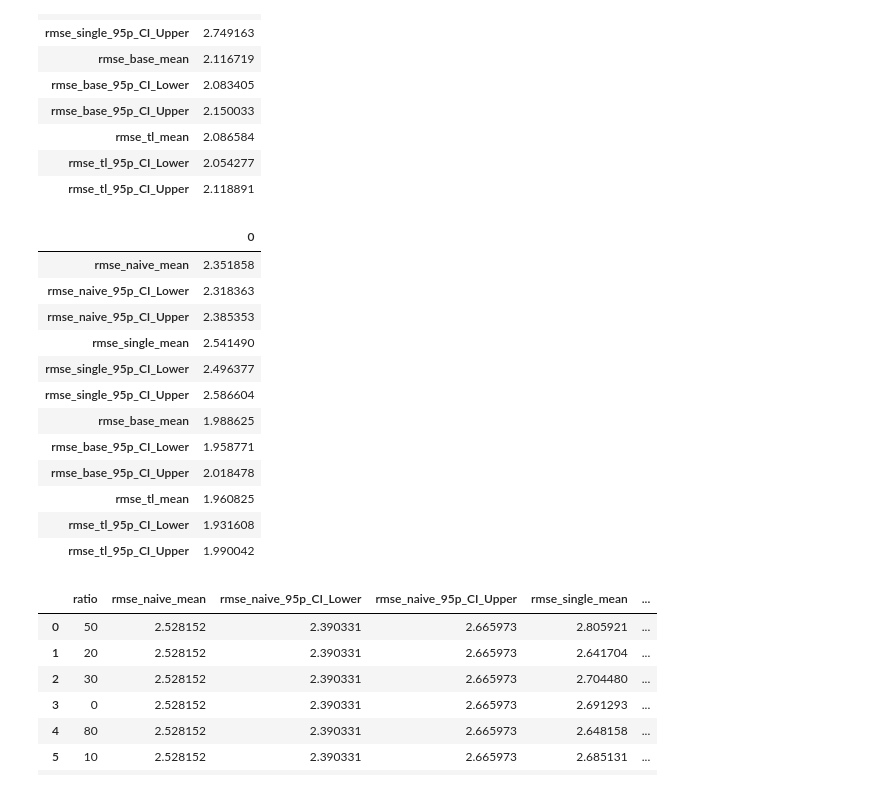
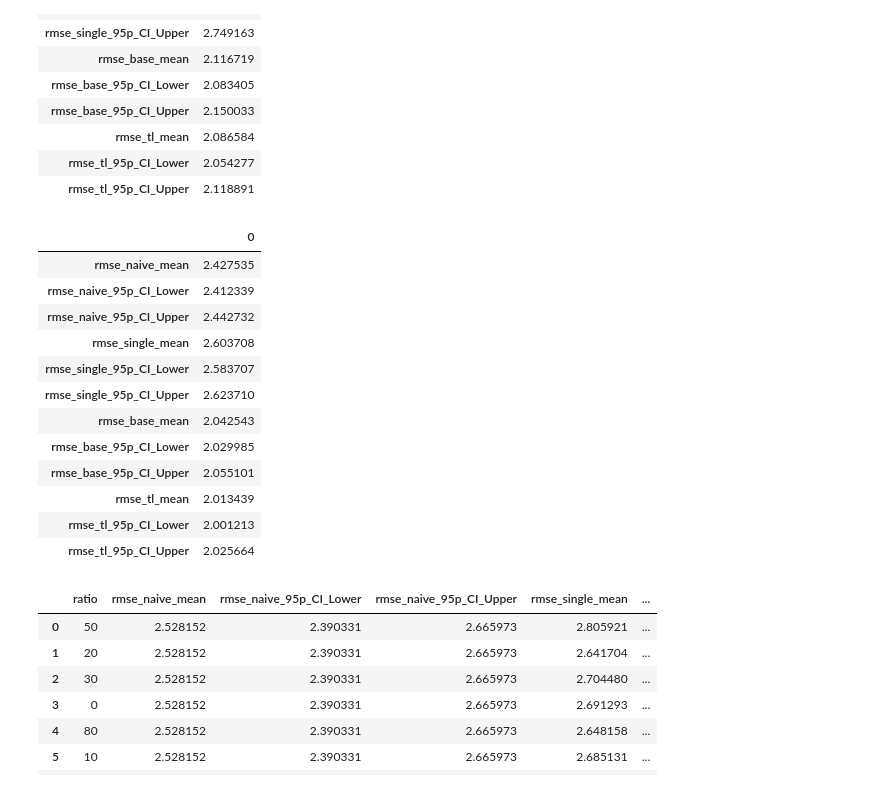
Before and after one commit to hulmanlab/jchr_racial_diff, a Jupyter notebook: scripts/3_2_plot_results.ipynb, the cells around one changed output. Drawn from its saved outputs; the diff is of its cells as text; code cells hidden in the pictures.

Commit message:
added total rmse regardless of group and ratio

```diff
--- a/scripts/3_2_plot_results.ipynb
+++ b/scripts/3_2_plot_results.ipynb
@@ -111,22 +111,39 @@ df_results1.T
 | rmse_tl_mean | 2.086584 |
 | rmse_tl_95p_CI_Lower | 2.054277 |
 | rmse_tl_95p_CI_Upper | 2.118891 |
+# %%
+file_path_gender = f'../results/processed_data/3_1_calculated_ressults/3_1_calculated_results_v6_gender.csv'
+file_path_age = f'../results/processed_data/3_1_calculated_ressults/3_1_calculated_results_v6_age.csv'
+file_path_race = f'../results/processed_data/3_1_calculated_ressults/3_1_calculated_results_v6_race.csv'
+
+df_gender = pd.read_csv(file_path_gender)
+df_age = pd.read_csv(file_path_age)
+df_race = pd.read_csv(file_path_race)
+
+df_gender.drop('Unnamed: 0', axis=1, inplace=True)
+df_age.drop('Unnamed: 0', axis=1, inplace=True)
+df_race.drop('Unnamed: 0', axis=1, inplace=True)
+
+
+df_combined = pd.concat([df_race, df_gender, df_age ], axis=0)
+df_combined
+df_results = calculate_mean_and_95CI(df_combined)
 # %%
-df_results2.T
+df_results.T
 # %% [output]
 |  | 0 |
-| rmse_naive_mean | 2.351858 |
-| rmse_naive_95p_CI_Lower | 2.318363 |
-| rmse_naive_95p_CI_Upper | 2.385353 |
-| rmse_single_mean | 2.541490 |
-| rmse_single_95p_CI_Lower | 2.496377 |
-| rmse_single_95p_CI_Upper | 2.586604 |
-| rmse_base_mean | 1.988625 |
-| rmse_base_95p_CI_Lower | 1.958771 |
-| rmse_base_95p_CI_Upper | 2.018478 |
-| rmse_tl_mean | 1.960825 |
-| rmse_tl_95p_CI_Lower | 1.931608 |
-| rmse_tl_95p_CI_Upper | 1.990042 |
+| rmse_naive_mean | 2.427535 |
+| rmse_naive_95p_CI_Lower | 2.412339 |
+| rmse_naive_95p_CI_Upper | 2.442732 |
+| rmse_single_mean | 2.603708 |
+| rmse_single_95p_CI_Lower | 2.583707 |
+| rmse_single_95p_CI_Upper | 2.623710 |
+| rmse_base_mean | 2.042543 |
+| rmse_base_95p_CI_Lower | 2.029985 |
+| rmse_base_95p_CI_Upper | 2.055101 |
+| rmse_tl_mean | 2.013439 |
+| rmse_tl_95p_CI_Lower | 2.001213 |
+| rmse_tl_95p_CI_Upper | 2.025664 |
 # %%
 import seaborn as sns
 
```
Also changed, not shown: parts of 3 cells of this notebook.
